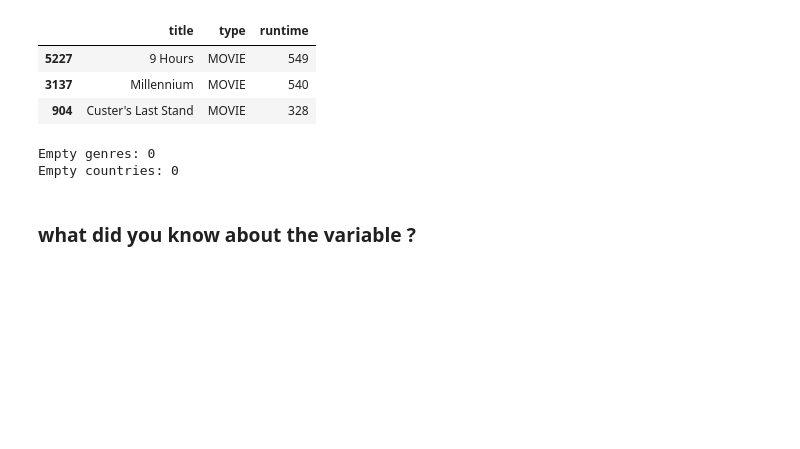
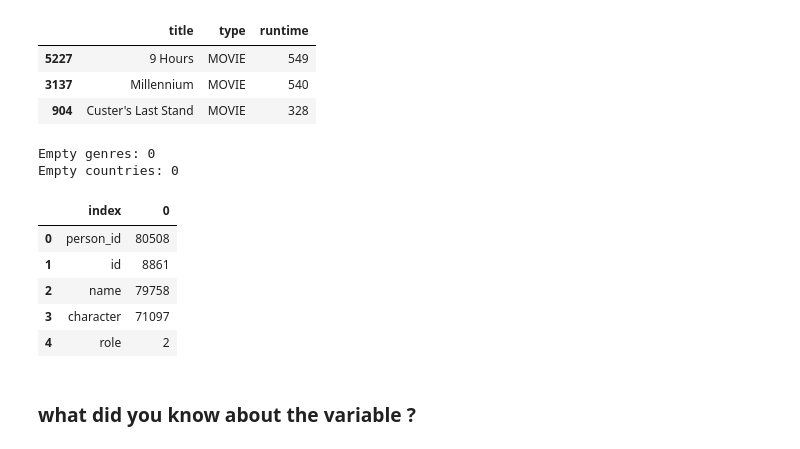
Before and after one commit to Ankush432-cloud/Amazon_Prime_TV_Shows_and_Movies_EDA_Project, a Jupyter notebook: Amazon_Prime_TV_Shows_and_Movies_EDA.ipynb, the cells around one changed output. Saved outputs shown, nothing was run; the diff lists cells and outputs as text; code cells hidden in the pictures; blank space fills up the shorter version.

```diff
--- a/Amazon_Prime_TV_Shows_and_Movies_EDA.ipynb
+++ b/Amazon_Prime_TV_Shows_and_Movies_EDA.ipynb
@@ -553,6 +535,15 @@ print("Empty countries:", movies_df['production_countries'].apply(len).eq(0).sum
 # %% [output]
 Empty genres: 0
 Empty countries: 0
+# %%
+characters_df.nunique().reset_index()
+# %% [output]
+|  | index | 0 |
+| 0 | person_id | 80508 |
+| 1 | id | 8861 |
+| 2 | name | 79758 |
+| 3 | character | 71097 |
+| 4 | role | 2 |
 # %% [markdown]
 ### what did you know about the variable ?
 # %% [markdown]
```
Also changed, not shown: parts of 4 cells of this notebook.
